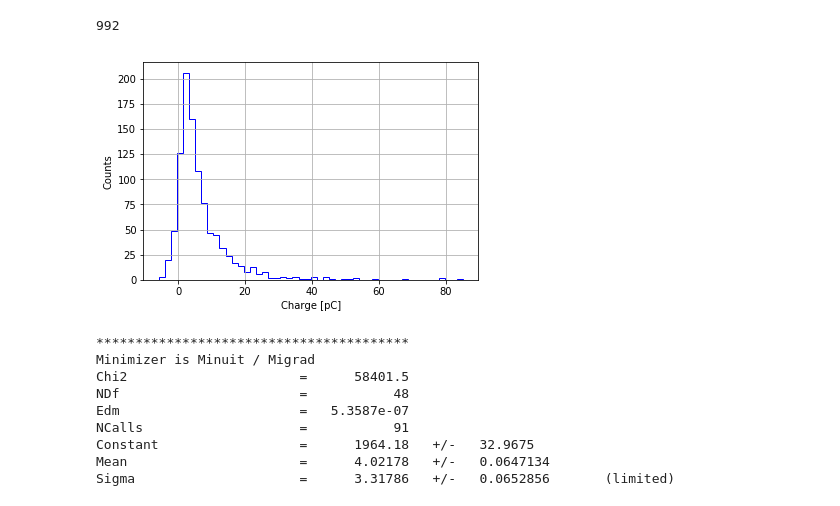
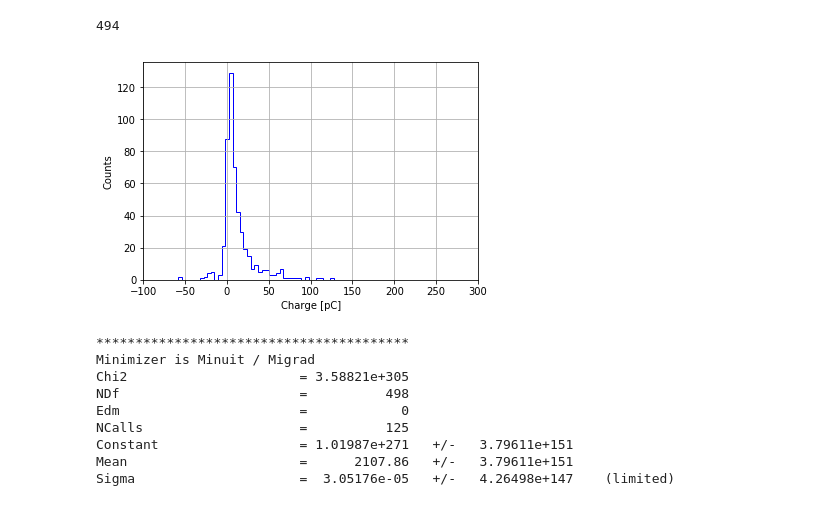
Before and after one commit to edoardoORANGE/ORANGEdata, a Jupyter notebook: Analisi/PMTgemAnalysis/FastAnalysisPMTgem.ipynb, the cells around one changed output. Saved outputs shown, nothing was run; the diff lists cells and outputs as text; code cells hidden in the pictures.

```diff
--- a/Analisi/PMTgemAnalysis/FastAnalysisPMTgem.ipynb
+++ b/Analisi/PMTgemAnalysis/FastAnalysisPMTgem.ipynb
@@ -7,5 +7,5 @@ Welcome to JupyROOT 6.16/00
 # %%
-fileROOT = root.TFile('../../../Data/PMTgem/CosmiciPMTgem_450.root')#"chargeDataBlu.root") #nome del rootfile
+fileROOT = root.TFile('../../../Data/PMTgem/prova_102.root')#"chargeDataBlu.root") #nome del rootfile
 tree = fileROOT.Get("t1") #nome del datatree
 
 nDat = 1024*4 #numero dati per evento
@@ -104,35 +102,36 @@ plt.show()
 # %%
 waveCh4A = np.zeros((nEvts-j,n))
 R = 50 #resistenza in Ohm
 
 k=0
 for i in np.arange(1,nEvts):
     #butto gli eventi con il picco strano
     if min(waveCh4[i]) >= -110 or (min(waveCh4[i])< -110  and waveCh4[i].argmin() != 1):
         #seleziono solo gli eventi che hanno picchi sotto i 50mV (è una prova)
         #if min(waveCh4[i]) >= -100:
         waveCh4A[k] = waveCh4[i]/R #conversione dati Tensione -> dati Corrente
         k = k+1
     else: 1
         #print(min(waveCh4[i]) , waveCh4[i].argmin() , i) #check
 
 
 print(k)#check
 integral = np.zeros(k)
 
 #Eseguo l'Integrale
 for i in range(k):
     integral[i] = sum(-waveCh4A[i])
 
 #Istogramma di Carica
 #plt.title('Preliminary Charge Histogram Cherenkov')
 plt.ylabel('Counts')
 plt.xlabel('Charge [pC]')
-y,x,_ = plt.hist(integral , bins=50 , color = 'B', histtype = 'step' , fill = False)
+plt.xlim(-100,300)
+y,x,_ = plt.hist(integral , bins=500 , color = 'B', histtype = 'step' , fill = False)
 plt.grid()
 # %% [output]
-992
+494
-[figure, old version]
+[figure, new version]
 # %%
 from ROOT import TMath , TCanvas , TGraph , TH1D
 
@@ -148,12 +147,12 @@ fit = g.Fit("gaus" , "S")
 # %% [output]
 ****************************************
 Minimizer is Minuit / Migrad
-Chi2                      =      58401.5
-NDf                       =           48
-Edm                       =   5.3587e-07
-NCalls                    =           91
-Constant                  =      1964.18   +/-   32.9675
-Mean                      =      4.02178   +/-   0.0647134
-Sigma                     =      3.31786   +/-   0.0652856       (limited)
+Chi2                      = 3.58821e+305
+NDf                       =          498
+Edm                       =            0
+NCalls                    =          125
+Constant                  = 1.01987e+271   +/-   3.79611e+151
+Mean                      =      2107.86   +/-   3.79611e+151
+Sigma                     =  3.05176e-05   +/-   4.26498e+147    (limited)
 # %%
 m = fit.Get().Parameter(1)
```
Also changed, not shown: parts of 6 cells of this notebook, 17 other files.
